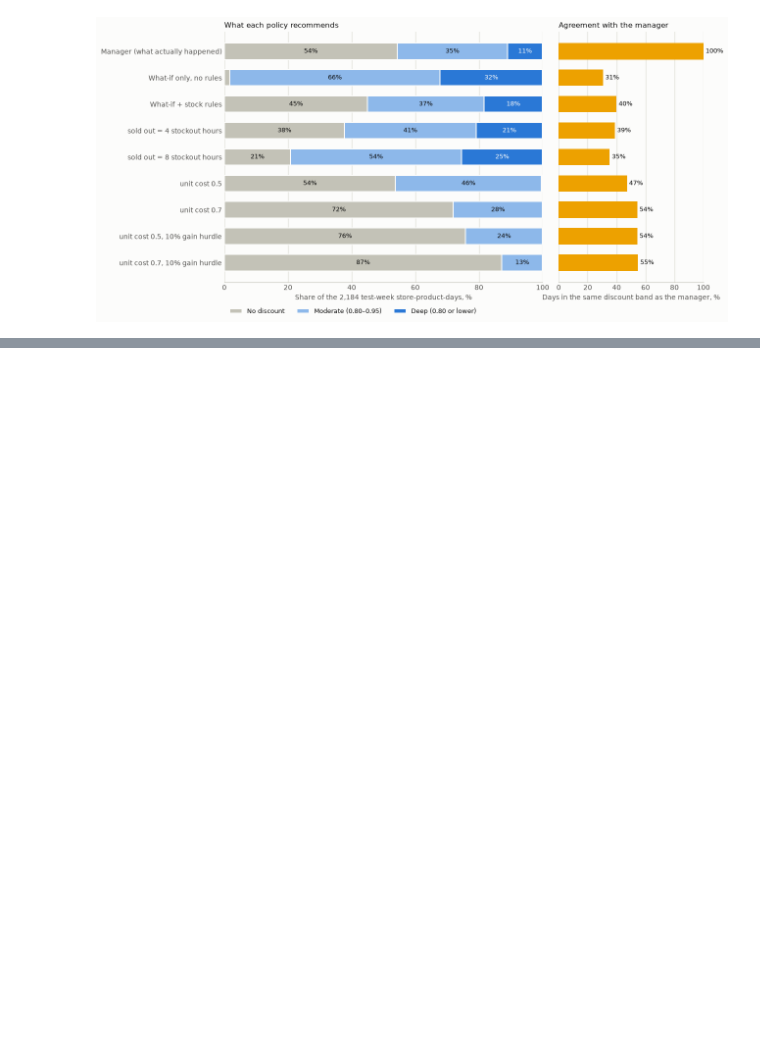
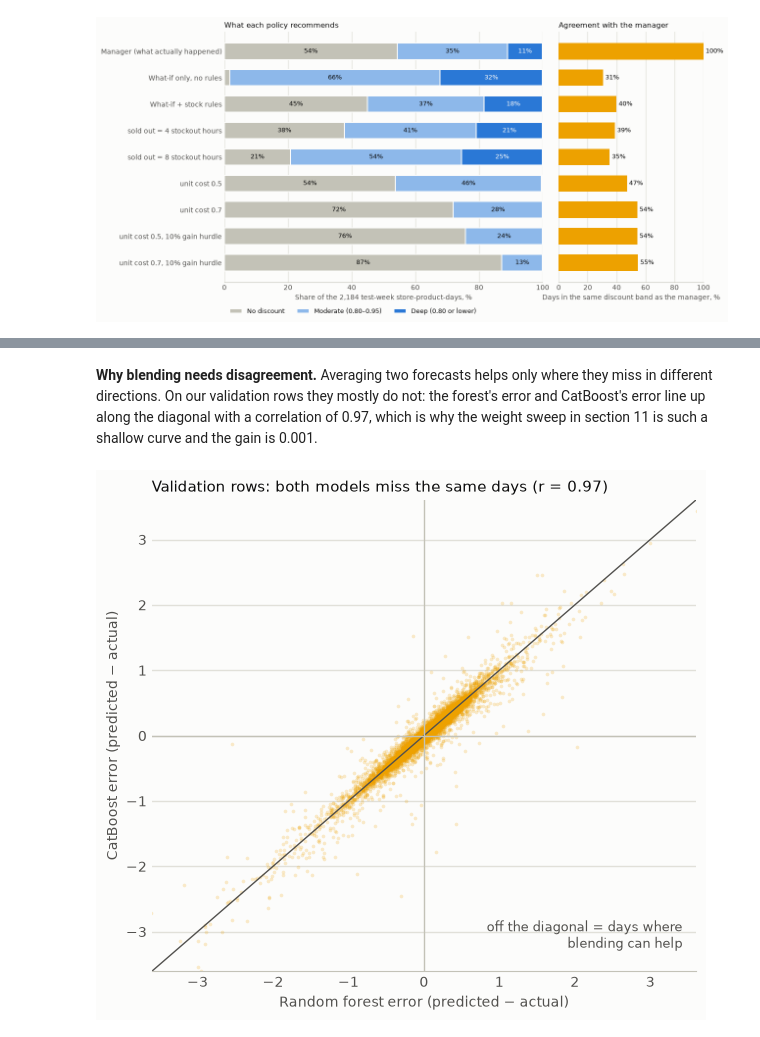
Before and after one commit to Lisayinyy/MAIB_7002, a Jupyter notebook: discount_sales_prediction.ipynb, the cells around one changed output, grey strips where cells are left out. Saved outputs shown, nothing was run; the diff lists cells and outputs as text; code cells hidden in the pictures; blank space fills up the shorter version.

```diff
--- a/discount_sales_prediction.ipynb
+++ b/discount_sales_prediction.ipynb
@@ -1029,0 +1173,6 @@ Set `RERUN_TUNING = True` in the first cell to recompute every grid from scratch
+# %% [markdown]
+**Why blending needs disagreement.** Averaging two forecasts helps only where they miss in different directions. On our validation rows they mostly do not: the forest's error and CatBoost's error line up along the diagonal with a correlation of 0.97, which is why the weight sweep in section 11 is such a shallow curve and the gain is 0.001.
+# %%
+fig = plots.plot_error_scatter(oof_table, save=C.RESULTS / "error_scatter.png")
+# %% [output]
+[figure, added]
```
Also changed, not shown: parts of 22 cells of this notebook, 21 other files.
